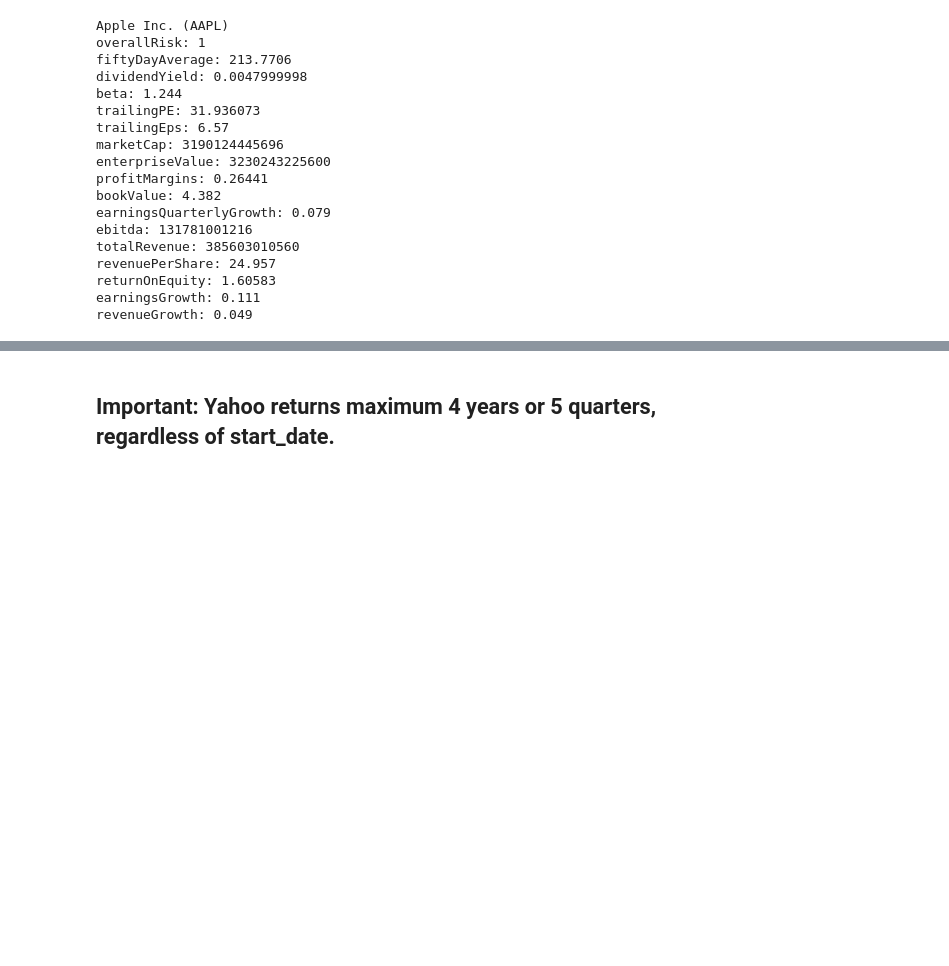
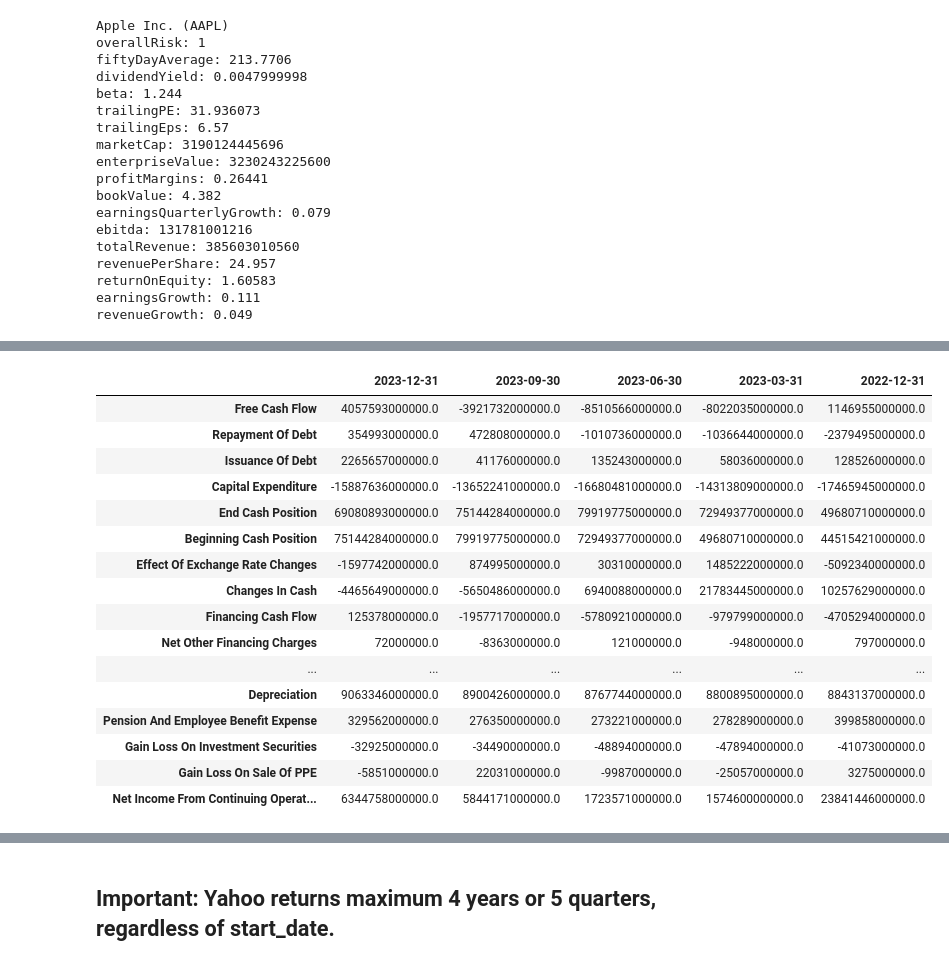
Before and after one commit to MatthiasGN/thesis, a Jupyter notebook: thesis-master.ipynb, the cells around one changed output, grey strips where cells are left out. Drawn from its saved outputs; the diff is of its cells as text; code cells hidden in the pictures; blank space fills up the shorter version.

```diff
--- a/thesis-master.ipynb
+++ b/thesis-master.ipynb
@@ -882,0 +935,3 @@ revenueGrowth: 0.049
+# %%
+samsung = yf.Ticker('005930.KS')
+samsung.get_earnings_dates(limit=20)
@@ -882,0 +957,20 @@ revenueGrowth: 0.049
+# %%
+samsung.get_cash_flow(pretty=True, freq='quarterly')
+# %% [output]
+|  | 2023-12-31 | 2023-09-30 | 2023-06-30 | 2023-03-31 | 2022-12-31 |
+| Free Cash Flow | 4057593000000.0 | -3921732000000.0 | -8510566000000.0 | -8022035000000.0 | 1146955000000.0 |
+| Repayment Of Debt | 354993000000.0 | 472808000000.0 | -1010736000000.0 | -1036644000000.0 | -2379495000000.0 |
+| Issuance Of Debt | 2265657000000.0 | 41176000000.0 | 135243000000.0 | 58036000000.0 | 128526000000.0 |
+| Capital Expenditure | -15887636000000.0 | -13652241000000.0 | -16680481000000.0 | -14313809000000.0 | -17465945000000.0 |
+| End Cash Position | 69080893000000.0 | 75144284000000.0 | 79919775000000.0 | 72949377000000.0 | 49680710000000.0 |
+| Beginning Cash Position | 75144284000000.0 | 79919775000000.0 | 72949377000000.0 | 49680710000000.0 | 44515421000000.0 |
+| Effect Of Exchange Rate Changes | -1597742000000.0 | 874995000000.0 | 30310000000.0 | 1485222000000.0 | -5092340000000.0 |
+| Changes In Cash | -4465649000000.0 | -5650486000000.0 | 6940088000000.0 | 21783445000000.0 | 10257629000000.0 |
+| Financing Cash Flow | 125378000000.0 | -1957717000000.0 | -5780921000000.0 | -979799000000.0 | -4705294000000.0 |
+| Net Other Financing Charges | 72000000.0 | -8363000000.0 | 121000000.0 | -948000000.0 | 797000000.0 |
+| ... | ... | ... | ... | ... | ... |
+| Depreciation | 9063346000000.0 | 8900426000000.0 | 8767744000000.0 | 8800895000000.0 | 8843137000000.0 |
+| Pension And Employee Benefit Expense | 329562000000.0 | 276350000000.0 | 273221000000.0 | 278289000000.0 | 399858000000.0 |
+| Gain Loss On Investment Securities | -32925000000.0 | -34490000000.0 | -48894000000.0 | -47894000000.0 | -41073000000.0 |
+| Gain Loss On Sale Of PPE | -5851000000.0 | 22031000000.0 | -9987000000.0 | -25057000000.0 | 3275000000.0 |
+| Net Income From Continuing Operat... | 6344758000000.0 | 5844171000000.0 | 1723571000000.0 | 1574600000000.0 | 23841446000000.0 |
```
Also changed, not shown: parts of 13 cells of this notebook.
